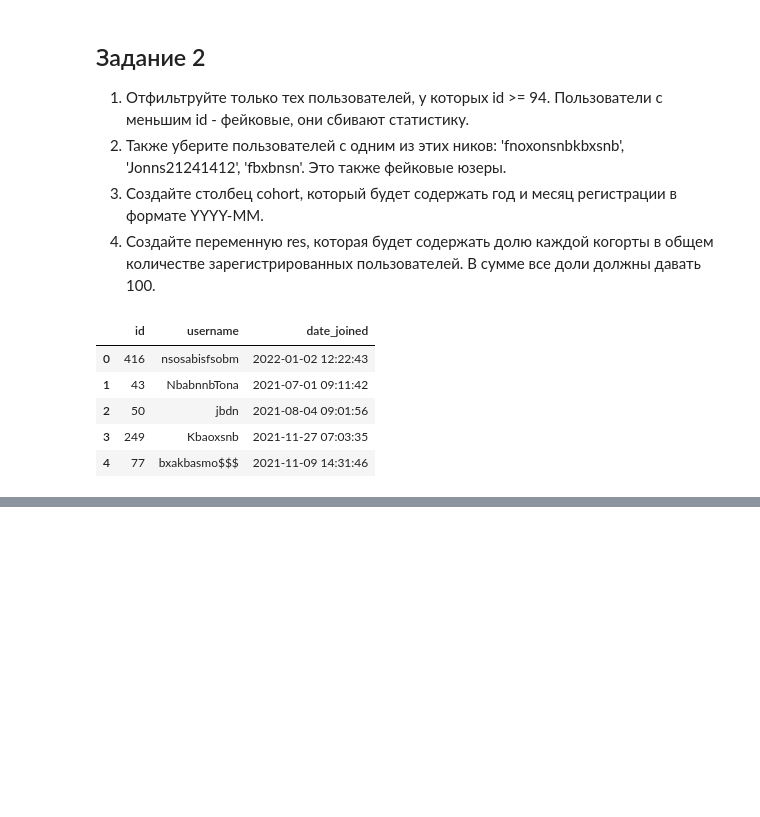
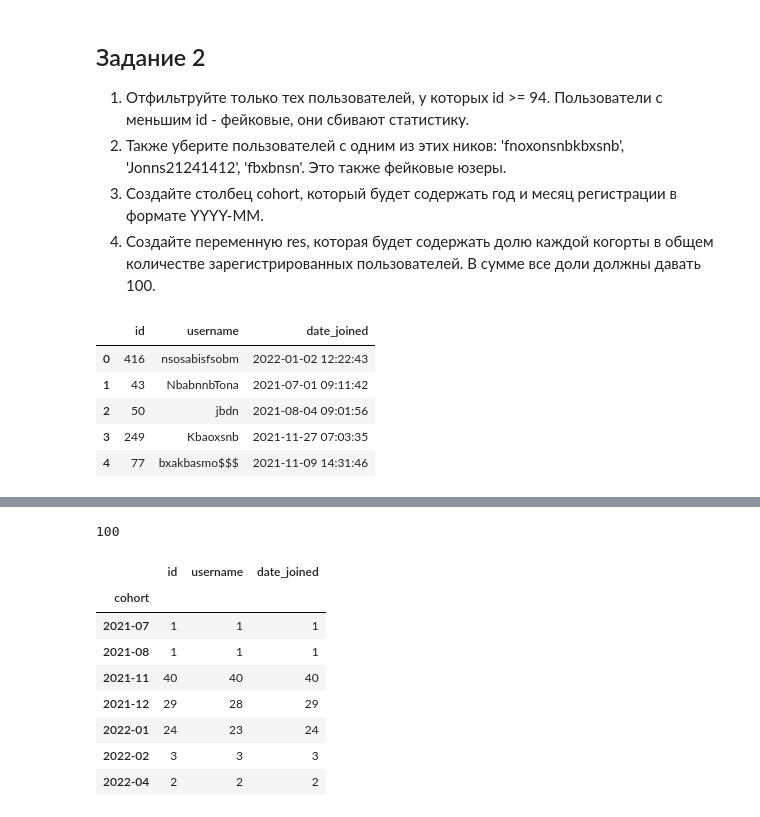
Before and after one commit to alexanderniki/alx-study, a Jupyter notebook: Analytics/Pandas Basics/homework-2.ipynb, the cells around one changed output, grey strips where cells are left out. Saved outputs shown, nothing was run; the diff lists cells and outputs as text; code cells hidden in the pictures; blank space fills up the shorter version.

```diff
--- a/Analytics/Pandas Basics/homework-2.ipynb
+++ b/Analytics/Pandas Basics/homework-2.ipynb
@@ -163,0 +209,19 @@ df.head()
+# %%
+# Расчитаем долю каждой когорты в общем количестве
+# зарегистрированных пользователей.
+
+amount: int = df_filtered["id"].count()  # Общее количество пользователей
+print(amount)
+
+df_filtered.groupby("cohort").count()
+# %% [output]
+100
+|  | id | username | date_joined |
+| cohort |  |  |  |
+| 2021-07 | 1 | 1 | 1 |
+| 2021-08 | 1 | 1 | 1 |
+| 2021-11 | 40 | 40 | 40 |
+| 2021-12 | 29 | 28 | 29 |
+| 2022-01 | 24 | 23 | 24 |
+| 2022-02 | 3 | 3 | 3 |
+| 2022-04 | 2 | 2 | 2 |
```
Also changed, not shown: parts of 2 cells of this notebook.
